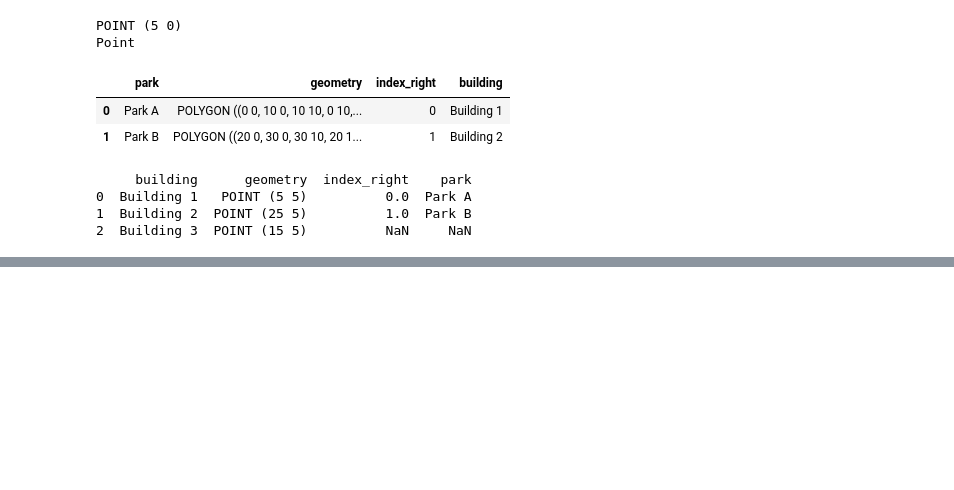
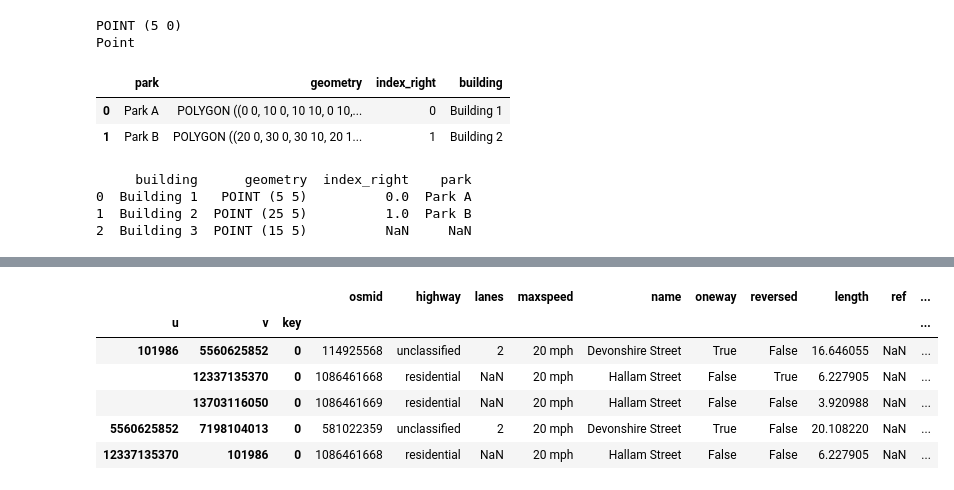
Before and after one commit to Zephyrus8406/London_Traffic, a Jupyter notebook: experiments/geo_exp.ipynb, the cells around one changed output, grey strips where cells are left out. Drawn from its saved outputs; the diff is of its cells as text; code cells hidden in the pictures; blank space fills up the shorter version.

Commit message:
more practice on geopandas and loading downloading, projection crs

```diff
--- a/experiments/geo_exp.ipynb
+++ b/experiments/geo_exp.ipynb
@@ -219,3 +218,18 @@ print(result)
 0  Building 1   POINT (5 5)          0.0  Park A
 1  Building 2  POINT (25 5)          1.0  Park B
 2  Building 3  POINT (15 5)          NaN     NaN
+# %%
+#imports
+import osmnx as ox
+from pathlib import Path
+
+
+#some assets
+CENTER_POINT = (51.5215, -0.1300)
+path = Path('/home/lenovo/projects/London_Traffic/data/network.graphml')
+# %%
+G = ox.load_graphml(path)
+# %%
+G_Projected = ox.projection.project_graph(G)
+nodes , edges  = ox.graph_to_gdfs(G_Projected, nodes = True , edges  = True)
+nodes.head(5)
@@ -221,0 +254,10 @@ print(result)
+# %%
+edges.head(5)
+# %% [output]
+|  |  |  | osmid | highway | lanes | maxspeed | name | oneway | reversed | length | ref | ... |
+| u | v | key |  |  |  |  |  |  |  |  |  | ... |
+| 101986 | 5560625852 | 0 | 114925568 | unclassified | 2 | 20 mph | Devonshire Street | True | False | 16.646055 | NaN | ... |
+|  | 12337135370 | 0 | 1086461668 | residential | NaN | 20 mph | Hallam Street | False | True | 6.227905 | NaN | ... |
+|  | 13703116050 | 0 | 1086461669 | residential | NaN | 20 mph | Hallam Street | False | False | 3.920988 | NaN | ... |
+| 5560625852 | 7198104013 | 0 | 581022359 | unclassified | 2 | 20 mph | Devonshire Street | True | False | 20.108220 | NaN | ... |
+| 12337135370 | 101986 | 0 | 1086461668 | residential | NaN | 20 mph | Hallam Street | False | False | 6.227905 | NaN | ... |
```
Also changed, not shown: parts of 3 cells of this notebook, 1 other file.
